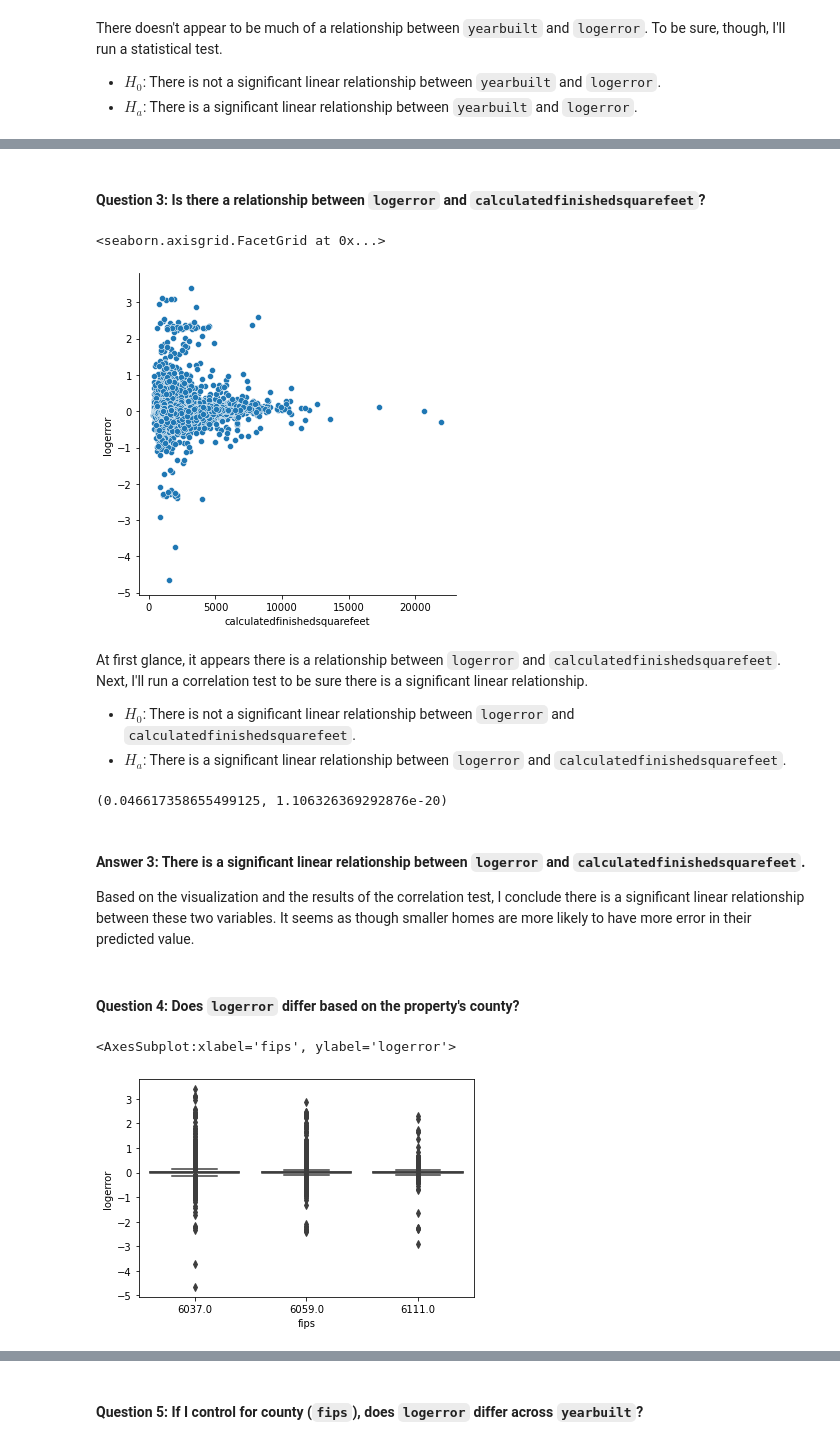
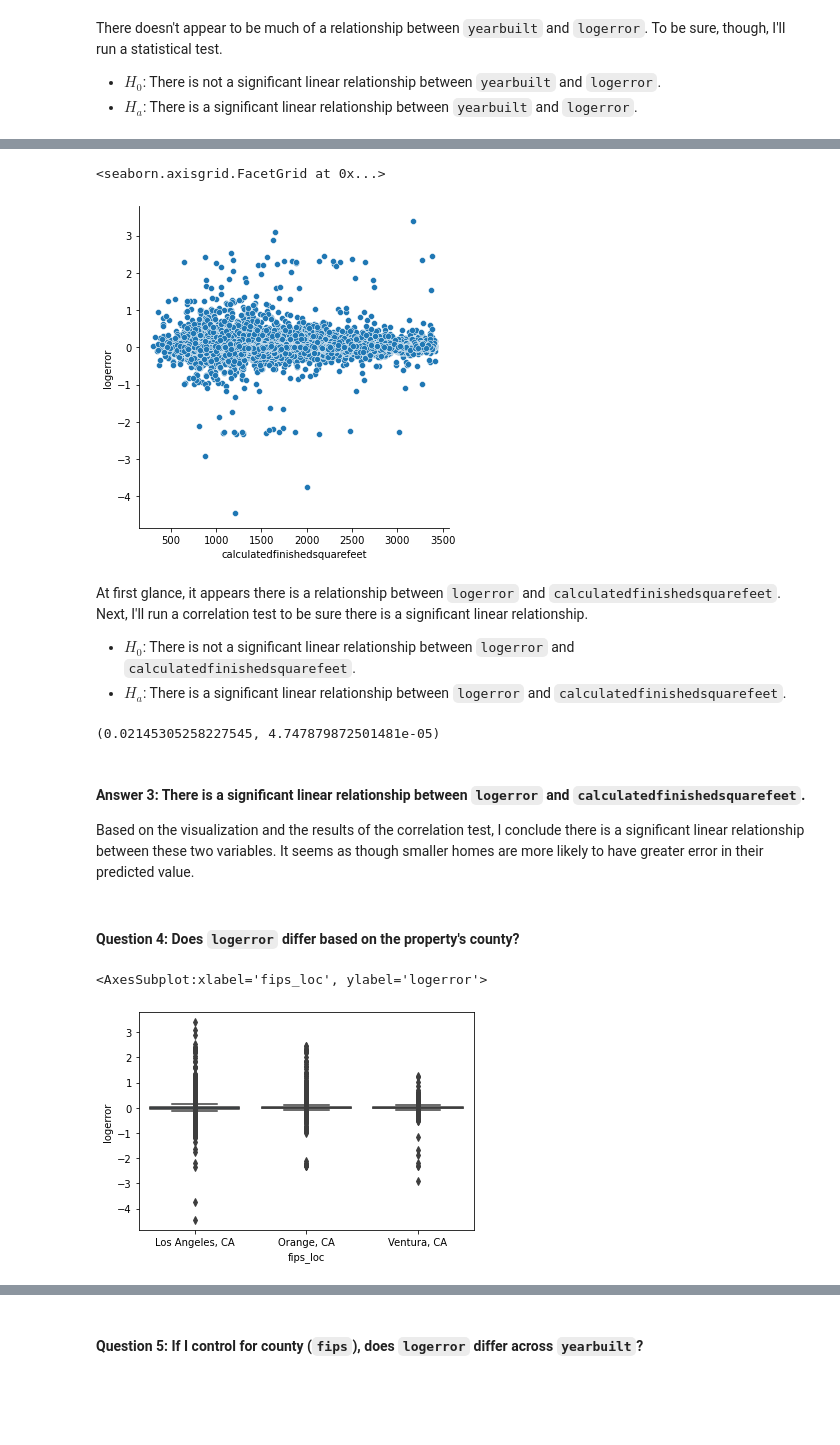
Before and after one commit to sophia-stewart/clustering-exercises, a Jupyter notebook: explore_zillow.ipynb, the cells around one changed output, grey strips where cells are left out. Drawn from its saved outputs; the diff is of its cells as text; code cells hidden in the pictures; blank space fills up the shorter version.

```diff
--- a/explore_zillow.ipynb
+++ b/explore_zillow.ipynb
@@ -47,0 +49,26 @@ Before moving onto further exploration, I will split the data.
+# %%
+# function to remove outliers
+def remove_outliers(df, cols, k):
+    '''
+    This function takes in a list of column names from a dataframe and a
+    k-value which is used to specify the upper and lower bounds for
+    removing outliers. It returns the dataframe with the outliers removed.
+    '''
+    # make for loop to remove outliers in each column
+    for col in cols:
+        # get quartiles
+        q1, q3 = df[col].quantile([.25, .75])
+        # compute iqr
+        iqr = q3 - q1
+        # get cutoff points for removing outliers
+        upper = q3 + k * iqr
+        lower = q1 - k * iqr
+        # remove outliers
+        df = df[(df[col]>lower)&(df[col]<upper)]
+    return df
+# %%
+# remove outliers
+zillow = remove_outliers(zillow, ['calculatedfinishedsquarefeet', 'bathroomcnt', 'bedroomcnt',
+                        'fullbathcnt', 'taxvaluedollarcnt'], 1.5)
+# view updated distributions
+zillow.hist();
@@ -132,10 +162,8 @@ However, I am uncertain about the strength of this relationship. In the visualiz
-# %% [markdown]
-#### Question 3: Is there a relationship between `logerror` and `calculatedfinishedsquarefeet`?
 # %%
 sns.relplot(data=train, x='calculatedfinishedsquarefeet', y='logerror')
 # %% [output]
 <seaborn.axisgrid.FacetGrid at 0x...>
-[figure, old version]
+[figure, new version]
 # %% [markdown]
 At first glance, it appears there is a relationship between `logerror` and `calculatedfinishedsquarefeet`. Next, I'll run a correlation test to be sure there is a significant linear relationship.
 
@@ -145,18 +173,18 @@ At first glance, it appears there is a relationship between `logerror` and `calc
 corr, p = stats.pearsonr(train.logerror, train.calculatedfinishedsquarefeet)
 corr, p
 # %% [output]
-(0.046617358655499125, 1.106326369292876e-20)
+(0.02145305258227545, 4.747879872501481e-05)
 # %% [markdown]
 #### Answer 3: There is a significant linear relationship between `logerror` and `calculatedfinishedsquarefeet`.
 
-Based on the visualization and the results of the correlation test, I conclude there is a significant linear relationship between these two variables. It seems as though smaller homes are more likely to have more error in their predicted value.
+Based on the visualization and the results of the correlation test, I conclude there is a significant linear relationship between these two variables. It seems as though smaller homes are more likely to have greater error in their predicted value.
 # %% [markdown]
 #### Question 4: Does `logerror` differ based on the property's county?
 # %%
-sns.boxplot(data=train, x='fips', y='logerror')
+sns.boxplot(data=train, x='fips_loc', y='logerror')
 # %% [output]
-<AxesSubplot:xlabel='fips', ylabel='logerror'>
+<AxesSubplot:xlabel='fips_loc', ylabel='logerror'>
-[figure, old version]
+[figure, new version]
 # %% [markdown]
 There does appear to be somewhat of a difference in logerror between the three counties included in this data. I'll run a statistical test to be sure.
 
```
Also changed, not shown: parts of 16 cells of this notebook, 2 other files.
